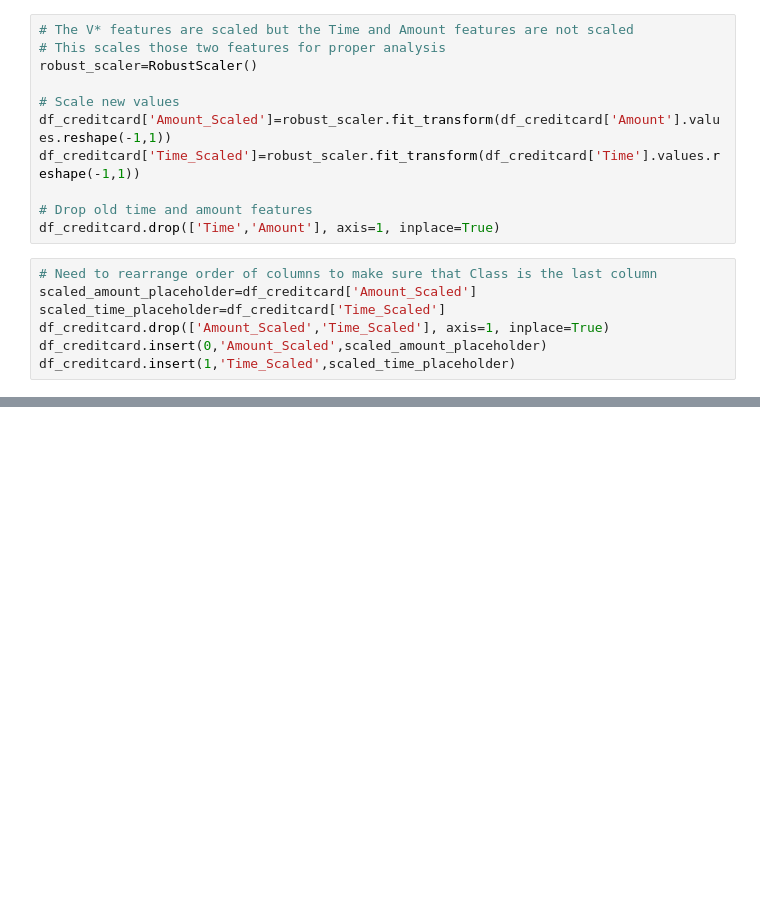
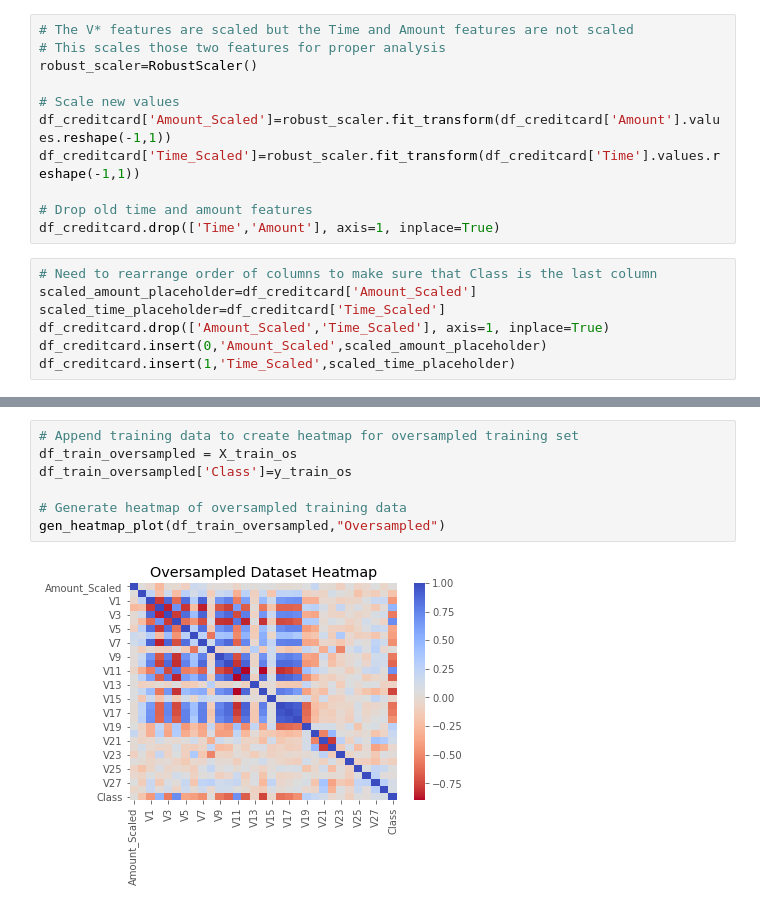
Before and after one commit to adf0221/data_final_project, a Jupyter notebook: final_project.ipynb, the cells around one changed output, grey strips where cells are left out. Drawn from its saved outputs; the diff is of its cells as text; blank space fills up the shorter version.

```diff
--- a/final_project.ipynb
+++ b/final_project.ipynb
@@ -99,0 +115,9 @@ gen_heatmap_plot(df_creditcard, "Scaled")
+# %%
+# Append training data to create heatmap for oversampled training set
+df_train_oversampled = X_train_os
+df_train_oversampled['Class']=y_train_os
+
+# Generate heatmap of oversampled training data
+gen_heatmap_plot(df_train_oversampled,"Oversampled")
+# %% [output]
+[figure, added]
```
Also changed, not shown: parts of 15 cells of this notebook, 6 other files.
